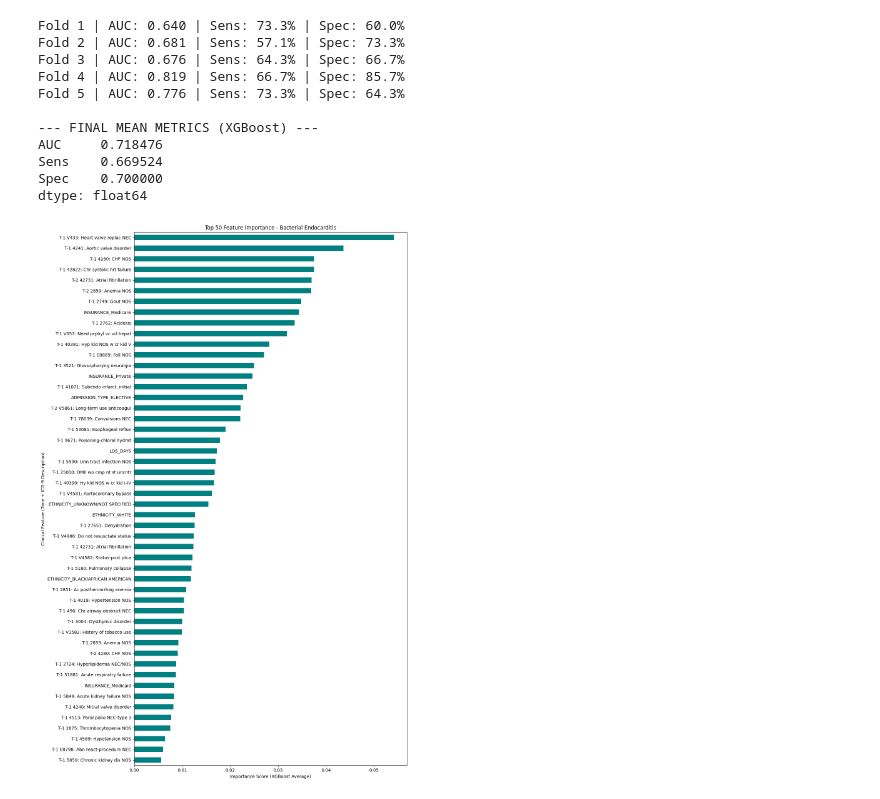
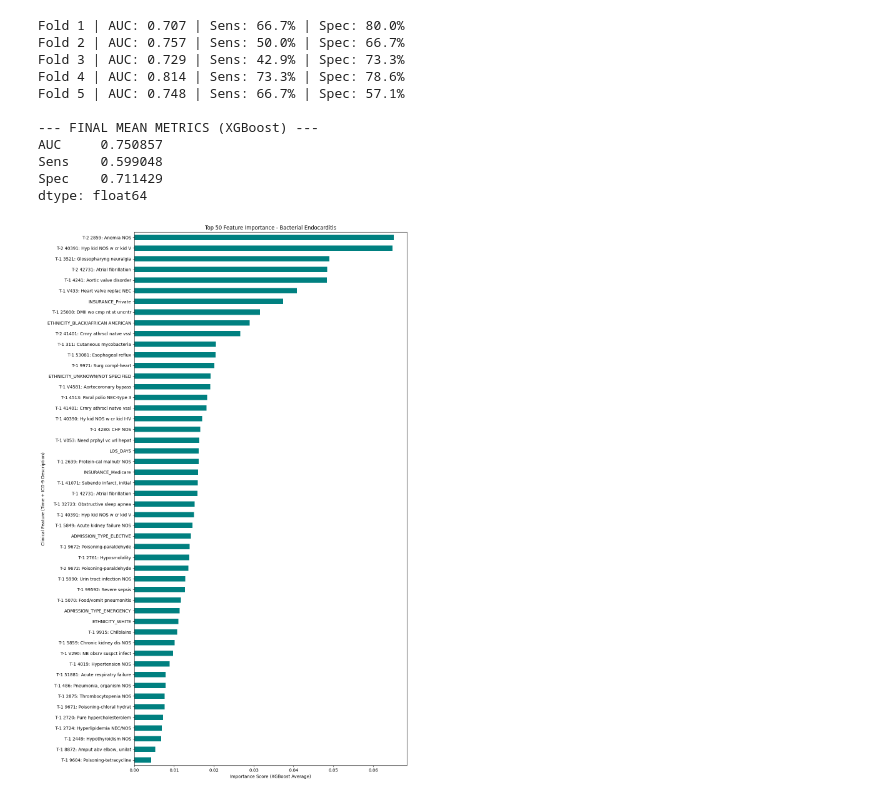
Before and after one commit to SoppingBook/Precision-Medicine-BIOE5860, a Jupyter notebook: Model_Build_Daniel.ipynb, the cells around one changed output. Cells and saved outputs as stored; diff of their text form; code cells hidden in the pictures.

```diff
--- a/Model_Build_Daniel.ipynb
+++ b/Model_Build_Daniel.ipynb
@@ -331,9 +380,11 @@ Total Patients: 146 | Diseased Patients: 73
 from sklearn.linear_model import LogisticRegression
 from sklearn.tree import DecisionTreeClassifier
 import matplotlib.pyplot as plt
+from sklearn.preprocessing import StandardScaler
+import shap
 
 # 1. Setup 5-Fold CV
-skf = StratifiedKFold(n_splits=5, shuffle=True, random_state=42)
+skf = StratifiedKFold(n_splits=5, shuffle=True, random_state=RANDOM_SEED)
 fold_metrics = []
 importances_xgb = []
 importances_tree = []
@@ -341,14 +392,36 @@ importances_lasso = []
 
 feat_names = mlb_diag.classes_.tolist() + mlb_proc.classes_.tolist() + ['LOS_DAYS'] + cat_f.columns.tolist()
 
+scaler = StandardScaler()
+los_idx = feat_names.index('LOS_DAYS')
+
+all_shap, all_X_te = [], []
+
 for fold, (train_idx, test_idx) in enumerate(skf.split(X_sparse, y)):
     X_tr, X_te = X_sparse[train_idx], X_sparse[test_idx]
     y_tr, y_te = y[train_idx], y[test_idx]
     ratio = (y_tr == 0).sum() / (y_tr == 1).sum()
 
+    X_tr = X_tr.toarray()
+    X_te = X_te.toarray()
+    X_tr[:, [los_idx]] = scaler.fit_transform(X_tr[:, [los_idx]])
+    # Use transform on test to avoid leakage
+    X_te[:, [los_idx]] = scaler.transform(X_te[:, [los_idx]])
+
     # XGBoost
-    xgb = XGBClassifier(n_estimators=500, learning_rate=0.05, max_depth=3, scale_pos_weight=ratio, random_state=42, eval_metric='logloss')
+    xgb = XGBClassifier(
+        n_estimators=500,
+        learning_rate=0.05,
+        max_depth=3,
+        random_state=RANDOM_SEED, # Use the variable
+        eval_metric='logloss'
+    )
     xgb.fit(X_tr, y_tr)
+
+    explainer = shap.TreeExplainer(xgb)
+    # X_te is already dense from your current loop
+    all_shap.append(explainer.shap_values(X_te))
+    all_X_te.append(X_te)
 
     # Sensitivity and Specificity calculations
     probs = xgb.predict_proba(X_te)[:, 1]
@@ -375,39 +448,39 @@ for fold, (train_idx, test_idx) in enumerate(skf.split(X_sparse, y)):
 
 # Results Aggregation
 print("\n--- FINAL MEAN METRICS (XGBoost) ---")
 print(pd.DataFrame(fold_metrics)[['AUC', 'Sens', 'Spec']].mean())
 
 # Average the importances across folds
 master_feat_df = pd.DataFrame({
     'Feature': feat_names,
     'XGBoost': np.mean(importances_xgb, axis=0),
     'DecisionTree': np.mean(importances_tree, axis=0),
     'Lasso': np.mean(importances_lasso, axis=0)
 })
 
 # TOP 50 VISUALIZATION
 top_50 = master_feat_df.sort_values('XGBoost', ascending=False).head(50)
 
 plt.figure(figsize=(12, 18))
 top_50.set_index('Feature')['XGBoost'].sort_values().plot(kind='barh', color='teal')
 plt.title('Top 50 Feature Importance - Bacterial Endocarditis')
 plt.xlabel('Importance Score (XGBoost Average)')
 plt.ylabel('Clinical Feature (Time + ICD-9 Description)')
 plt.tight_layout()
 plt.show()
 
 # Saving top 50 list
 top_50.to_csv('top_50_features_assignment.csv', index=False)
 # %% [output]
-Fold 1 | AUC: 0.640 | Sens: 73.3% | Spec: 60.0%
-Fold 2 | AUC: 0.681 | Sens: 57.1% | Spec: 73.3%
-Fold 3 | AUC: 0.676 | Sens: 64.3% | Spec: 66.7%
-Fold 4 | AUC: 0.819 | Sens: 66.7% | Spec: 85.7%
-Fold 5 | AUC: 0.776 | Sens: 73.3% | Spec: 64.3%
+Fold 1 | AUC: 0.707 | Sens: 66.7% | Spec: 80.0%
+Fold 2 | AUC: 0.757 | Sens: 50.0% | Spec: 66.7%
+Fold 3 | AUC: 0.729 | Sens: 42.9% | Spec: 73.3%
+Fold 4 | AUC: 0.814 | Sens: 73.3% | Spec: 78.6%
+Fold 5 | AUC: 0.748 | Sens: 66.7% | Spec: 57.1%
 
 --- FINAL MEAN METRICS (XGBoost) ---
-AUC     0.718476
-Sens    0.669524
-Spec    0.700000
+AUC     0.750857
+Sens    0.599048
+Spec    0.711429
 dtype: float64
-[figure, old version]
+[figure, new version]
```
Also changed, not shown: parts of 7 cells of this notebook, 2 other files.
